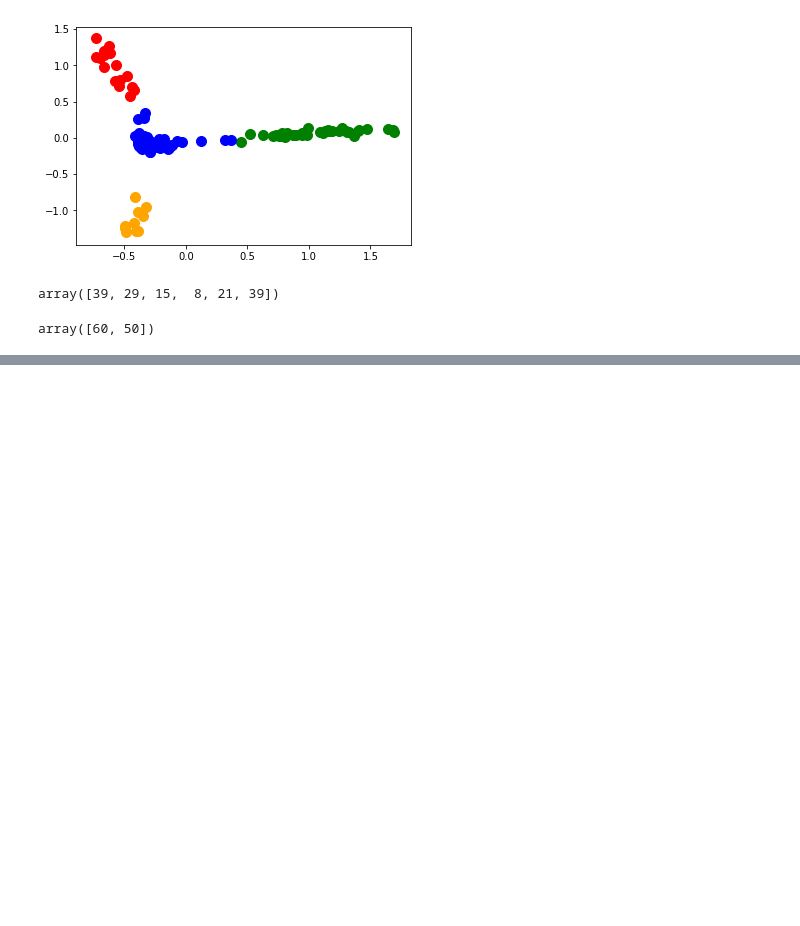
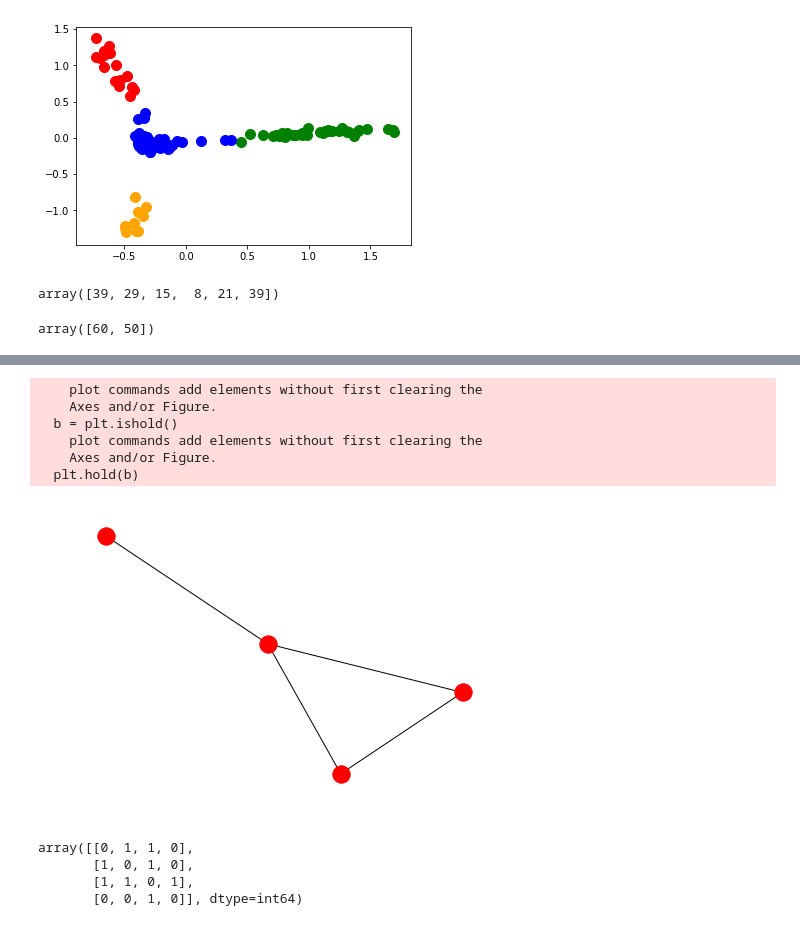
Before and after one commit to ywchiu/obanktm, a Jupyter notebook: Demo20190731.ipynb, the cells around one changed output, grey strips where cells are left out. Cells and saved outputs as stored; diff of their text form; code cells hidden in the pictures; blank space fills up the shorter version.

```diff
--- a/Demo20190731.ipynb
+++ b/Demo20190731.ipynb
@@ -112,0 +224,18 @@ array([60, 50])
+# %%
+nx.draw(G)
+# %% [output]
+    plot commands add elements without first clearing the
+    Axes and/or Figure.
+  b = plt.ishold()
+    plot commands add elements without first clearing the
+    Axes and/or Figure.
+  plt.hold(b)
+[figure, added]
+# %%
+X = nx.adjacency_matrix(G)
+X.toarray()
+# %% [output]
+array([[0, 1, 1, 0],
+       [1, 0, 1, 0],
+       [1, 1, 0, 1],
+       [0, 0, 1, 0]], dtype=int64)
```
Also changed, not shown: parts of 39 cells of this notebook.
